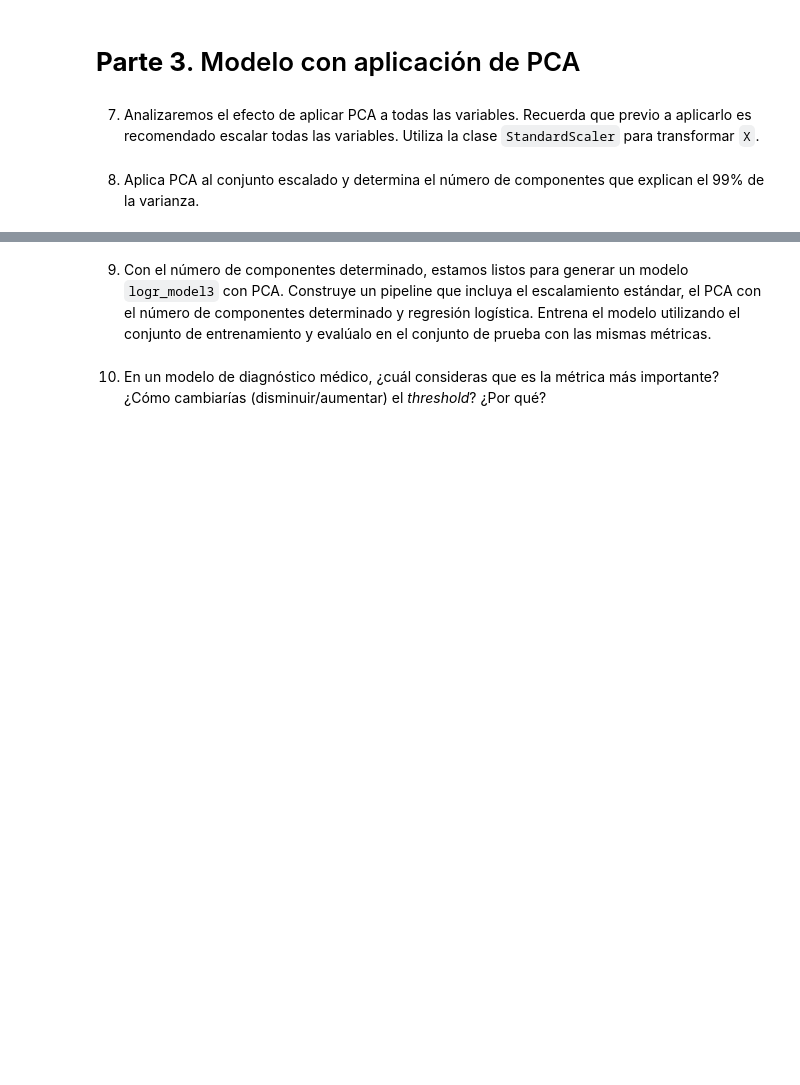
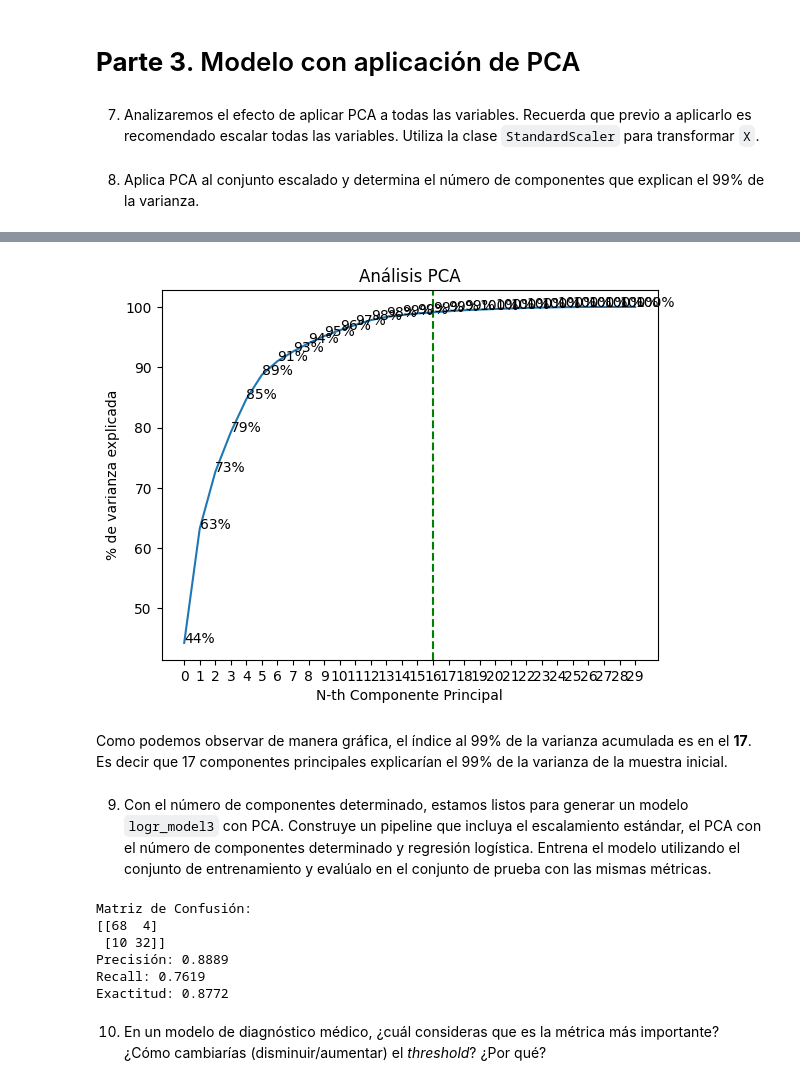
Before and after one commit to Hillelman/ciencia-de-datos-equipo, a Jupyter notebook: actividad-9/Actividad9RLog_Equipo25.ipynb, the cells around one changed output, grey strips where cells are left out. Drawn from its saved outputs; the diff is of its cells as text; code cells hidden in the pictures; blank space fills up the shorter version.

```diff
--- a/actividad-9/Actividad9RLog_Equipo25.ipynb
+++ b/actividad-9/Actividad9RLog_Equipo25.ipynb
@@ -458,5 +456,21 @@ Exactitud: 0.9561
 # **Parte 3**. Modelo con aplicación de PCA
 # %% [markdown]
 7. Analizaremos el efecto de aplicar PCA a todas las variables. Recuerda que previo a aplicarlo es recomendado escalar todas las variables. Utiliza la clase `StandardScaler` para transformar `X`.
+# %%
+data_df = pd.read_csv('data.csv')
+data_df.set_index('id', inplace=True)
+X = data_df.drop(columns=['diagnosis'])
+y = data_df['diagnosis']
+
+# Total de componentes
+total_components = X.shape[1]
+escalar = StandardScaler()
+x_scaled = escalar.fit_transform(X)
 # %% [markdown]
 8. Aplica PCA al conjunto escalado y determina el número de componentes que explican el 99% de la varianza.
+# %%
+# Aplicando PCA con X escalado
+pca = PCA()
+x_projected = pca.fit_transform(x_scaled)
+x_projected = pd.DataFrame(x_projected)
+print("Los valores propios (eigenvalues) para la matriz de covarianza de nuestros datos son: ", list(np.round(pca.explained_variance_, decimals=8)))
@@ -462,0 +479,3 @@ Exactitud: 0.9561
+# %%
+for i in range(0, total_components):
+  print("El porcentaje de varianza explicada por el componente principal", i+1, "es", format(pca.explained_variance_ratio_[i]*100,'2f'),'%')
@@ -463,4 +500,49 @@ Exactitud: 0.9561
+# %%
+plt.plot(np.cumsum(pca.explained_variance_ratio_) * 100)
+plt.title('Análisis PCA')
+plt.xlabel('N-th Componente Principal')
+plt.ylabel('% de varianza explicada')
+plt.xticks(np.arange(0, total_components, 1))
+
+labels = np.cumsum(pca.explained_variance_ratio_) * 100
+for i in range(total_components):
+    plt.text(i, labels[i], str(format(labels[i], '.0f')) + '%')
+
+# Encontrar el índice donde la varianza acumulada supera el 99%
+index_99 = np.argmax(np.cumsum(pca.explained_variance_ratio_) * 100 >= 99)
+plt.axvline(x=index_99, color='g', linestyle='--')
+
+plt.show()
+# %% [output]
+[figure, added]
+# %% [markdown]
+Como podemos observar de manera gráfica, el índice al 99% de la varianza acumulada es en el **17**.
+Es decir que 17 componentes principales explicarían el 99% de la varianza de la muestra inicial.
 # %% [markdown]
 9. Con el número de componentes determinado, estamos listos para generar un modelo `logr_model3` con PCA. Construye un pipeline que incluya el escalamiento estándar, el PCA con el número de componentes determinado y regresión logística. Entrena el modelo utilizando el  conjunto de entrenamiento y evalúalo en el conjunto de prueba con las mismas métricas.
+# %%
+logr_model3 = make_pipeline(StandardScaler(), PCA(n_components = 0.99), LogisticRegression())
+
+logr_model3.fit(X_train, y_train)
+predictions = logr_model.predict(X_test)
+
+# Evaluar el modelo
+conf_matrix = confusion_matrix(y_test, predictions, labels=['B', 'M'])
+precision = precision_score(y_test, predictions, pos_label='M')
+recall = recall_score(y_test, predictions, pos_label='M')
+accuracy = accuracy_score(y_test, predictions)
+
+print("Matriz de Confusión:")
+print(conf_matrix)
+print(f"Precisión: {precision:.4f}")
+print(f"Recall: {recall:.4f}")
+print(f"Exactitud: {accuracy:.4f}")
+# %% [output]
+Matriz de Confusión:
+[[68  4]
+ [10 32]]
+Precisión: 0.8889
+Recall: 0.7619
+Exactitud: 0.8772
 # %% [markdown]
 10. En un modelo de diagnóstico médico, ¿cuál consideras que es la métrica más importante? ¿Cómo cambiarías (disminuir/aumentar) el *threshold*? ¿Por qué?
```
Also changed, not shown: parts of 15 cells of this notebook.
